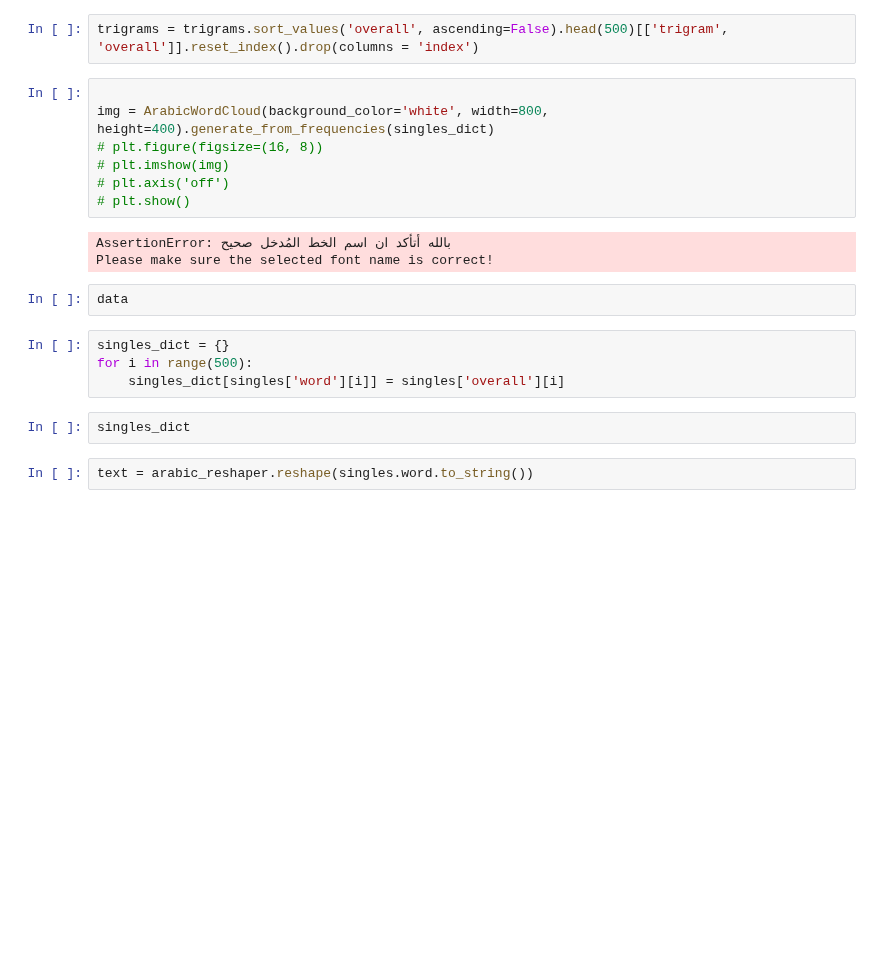
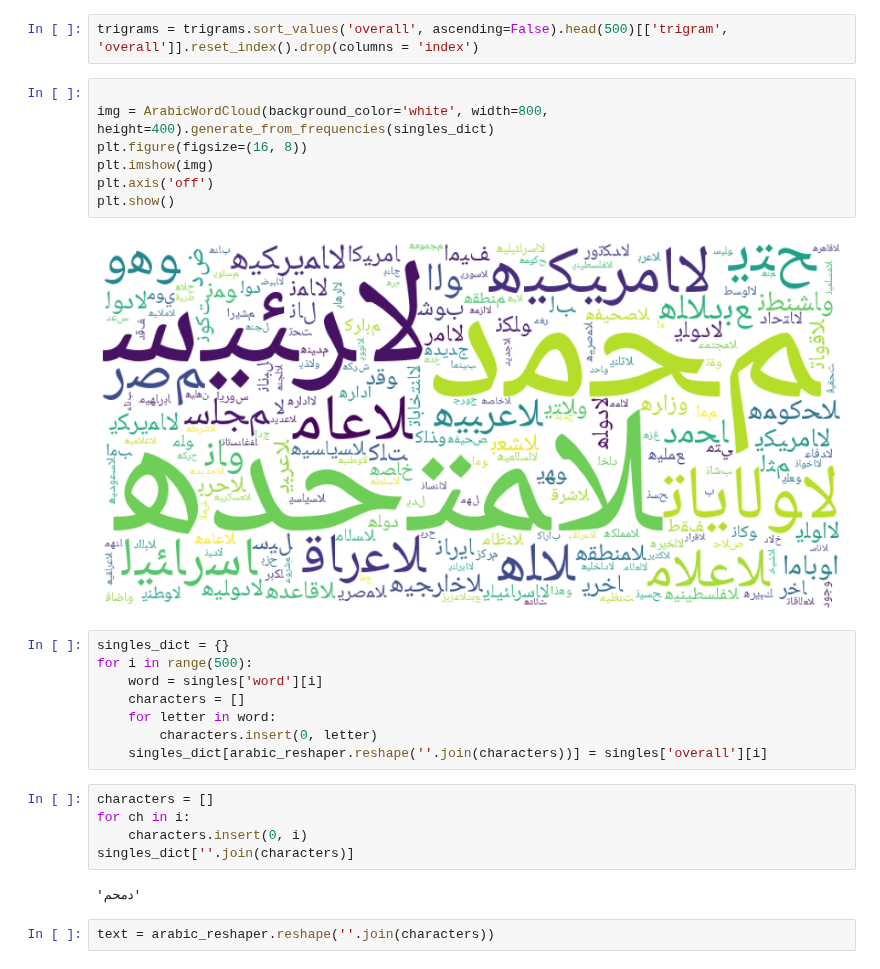
Before and after one commit to Rachuig-Green-Rackley-Shiben/arabic_media_nlp_project, a Jupyter notebook: andrews_work/wordclouds.ipynb, the cells around one changed output. Cells and saved outputs as stored; diff of their text form; blank space fills up the shorter version.

```diff
--- a/andrews_work/wordclouds.ipynb
+++ b/andrews_work/wordclouds.ipynb
@@ -21,21 +21,27 @@ trigrams = trigrams.sort_values('overall', ascending=False).head(500)[['trigram'
 # %%
 
 img = ArabicWordCloud(background_color='white', width=800, height=400).generate_from_frequencies(singles_dict)
-# plt.figure(figsize=(16, 8))
-# plt.imshow(img)
-# plt.axis('off')
-# plt.show()
+plt.figure(figsize=(16, 8))
+plt.imshow(img)
+plt.axis('off')
+plt.show()
 # %% [output]
-AssertionError: بالله أتأكد ان اسم الخط المُدخل صحيح
-Please make sure the selected font name is correct!
+[figure, added]
-# %%
-data
 # %%
 singles_dict = {}
 for i in range(500):
-    singles_dict[singles['word'][i]] = singles['overall'][i]
+    word = singles['word'][i]
+    characters = []
+    for letter in word:
+        characters.insert(0, letter)
+    singles_dict[arabic_reshaper.reshape(''.join(characters))] = singles['overall'][i]
 # %%
-singles_dict
+characters = []
+for ch in i:
+    characters.insert(0, i)
+singles_dict[''.join(characters)]
+# %% [output]
+'دمحم'
 # %%
-text = arabic_reshaper.reshape(singles.word.to_string())
+text = arabic_reshaper.reshape(''.join(characters))
 # %%
```
Also changed, not shown: parts of 4 cells of this notebook.
